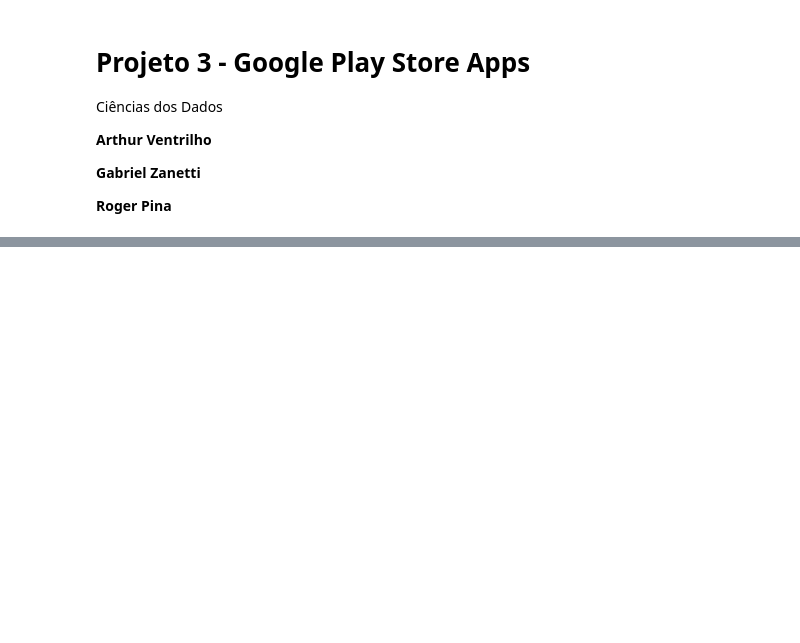
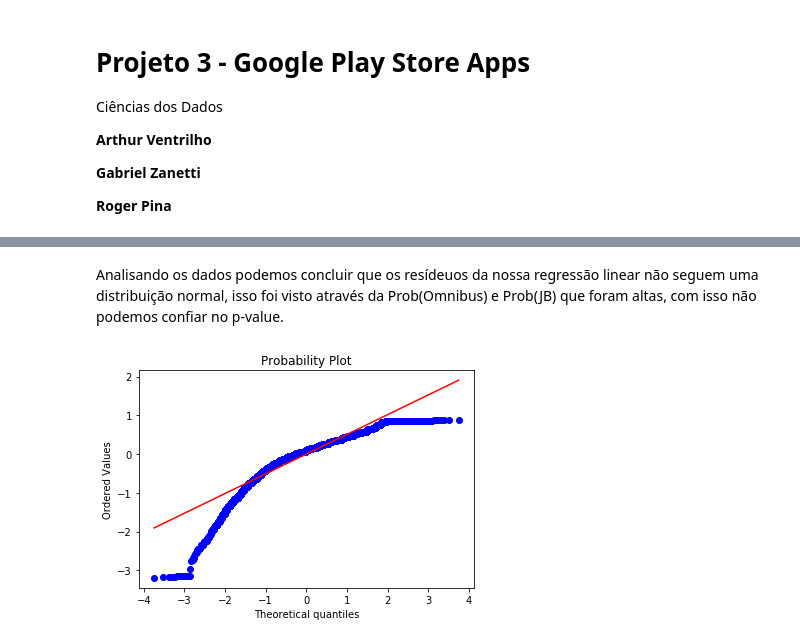
Before and after one commit to Arthurventrilho/Projeto3, a Jupyter notebook: P3.ipynb, the cells around one changed output, grey strips where cells are left out. Drawn from its saved outputs; the diff is of its cells as text; code cells hidden in the pictures; blank space fills up the shorter version.

```diff
--- a/P3.ipynb
+++ b/P3.ipynb
@@ -111,3 +125,7 @@ quantitativas = ['Rating', 'Reviews', 'Size', 'Installs', 'Price']
 #Separando a coluna que será a saída
 quant = quantitativas.copy()
 quant.remove('Rating')
+# %%
+#Fazendo a regressão
+results = regress_cp(data.loc[:, quant], data.Rating)
+results.summary()
@@ -113,0 +153,7 @@ quant.remove('Rating')
+# %% [markdown]
+Analisando os dados podemos concluir que os resídeuos da nossa regressão linear não seguem uma distribuição normal, isso foi visto através da Prob(Omnibus) e Prob(JB) que foram altas, com isso não podemos confiar no p-value.
+# %%
+#Justificativa do que foi afirmado acima
+probplot(results.resid, dist="norm", plot=plt);
+# %% [output]
+[figure, added]
```
Also changed, not shown: parts of 13 cells of this notebook.
